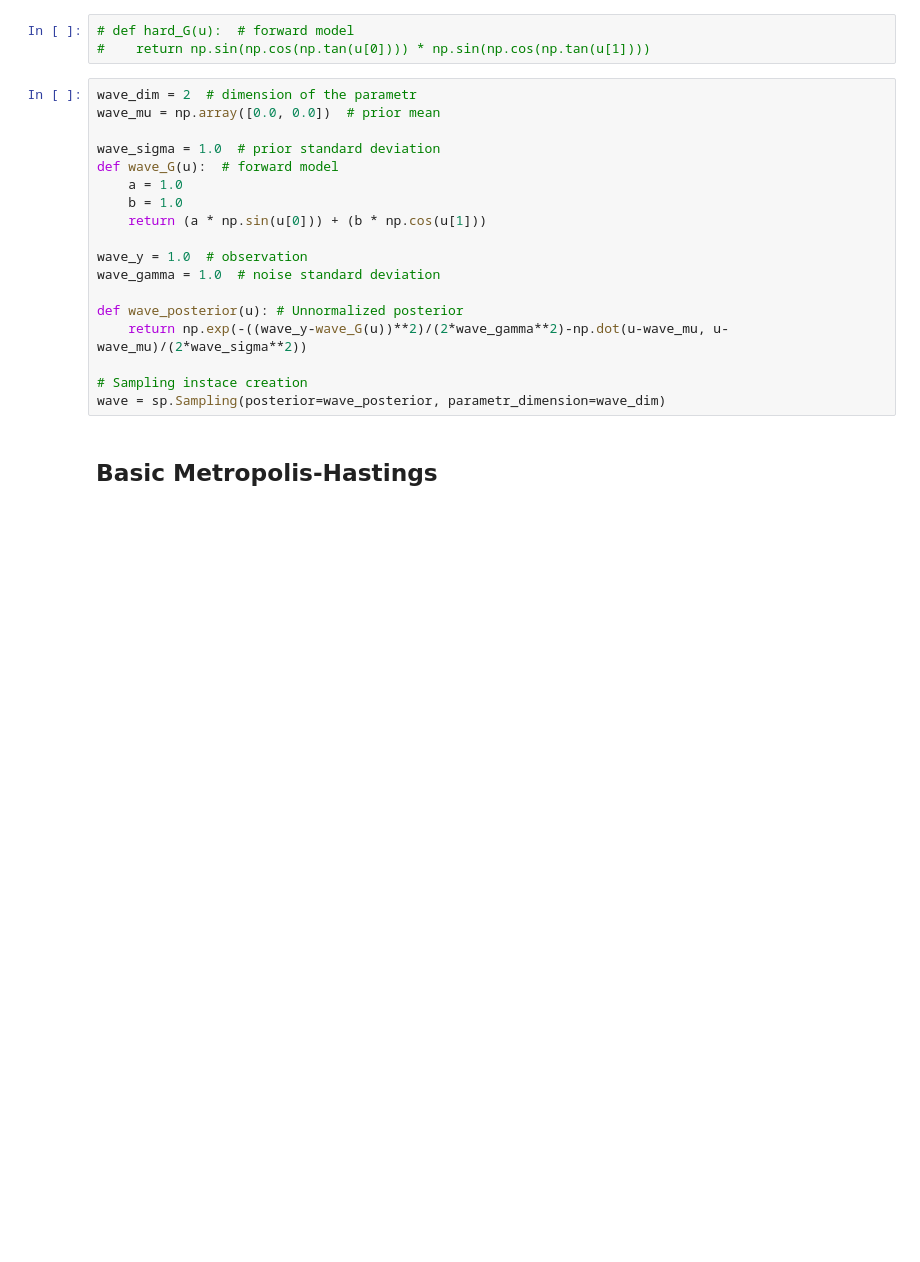
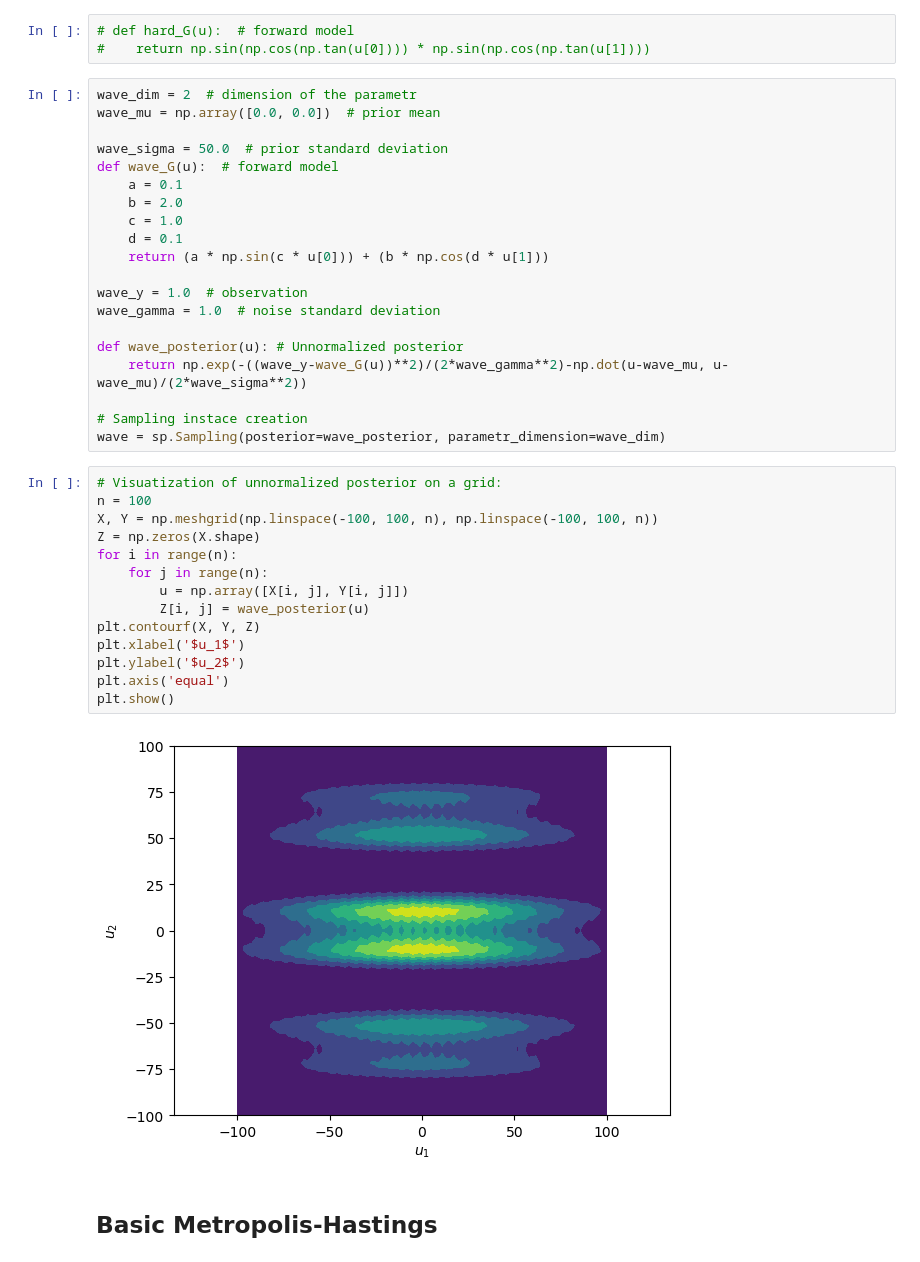
Before and after one commit to val0448/BC, a Jupyter notebook: testing.ipynb, the cells around one changed output. Saved outputs shown, nothing was run; the diff lists cells and outputs as text; blank space fills up the shorter version.

```diff
--- a/testing.ipynb
+++ b/testing.ipynb
@@ -74,11 +74,13 @@ banana = sp.Sampling(posterior=banana_posterior, parametr_dimension=banana_dim)
 wave_dim = 2  # dimension of the parametr
 wave_mu = np.array([0.0, 0.0])  # prior mean
 
-wave_sigma = 1.0  # prior standard deviation
+wave_sigma = 50.0  # prior standard deviation
 def wave_G(u):  # forward model
-    a = 1.0
-    b = 1.0
-    return (a * np.sin(u[0])) + (b * np.cos(u[1]))
+    a = 0.1
+    b = 2.0
+    c = 1.0
+    d = 0.1
+    return (a * np.sin(c * u[0])) + (b * np.cos(d * u[1]))
 
 wave_y = 1.0  # observation
 wave_gamma = 1.0  # noise standard deviation
@@ -88,6 +90,22 @@ def wave_posterior(u): # Unnormalized posterior
 
 # Sampling instace creation
 wave = sp.Sampling(posterior=wave_posterior, parametr_dimension=wave_dim)
+# %%
+# Visuatization of unnormalized posterior on a grid:
+n = 100
+X, Y = np.meshgrid(np.linspace(-100, 100, n), np.linspace(-100, 100, n))
+Z = np.zeros(X.shape)
+for i in range(n):
+    for j in range(n):
+        u = np.array([X[i, j], Y[i, j]])
+        Z[i, j] = wave_posterior(u)
+plt.contourf(X, Y, Z)
+plt.xlabel('$u_1$')
+plt.ylabel('$u_2$')
+plt.axis('equal')
+plt.show()
+# %% [output]
+[figure, added]
 # %% [markdown]
 ## **Basic Metropolis-Hastings**
 # %% [markdown]
```
Also changed, not shown: parts of 21 cells of this notebook, 1 other file.
